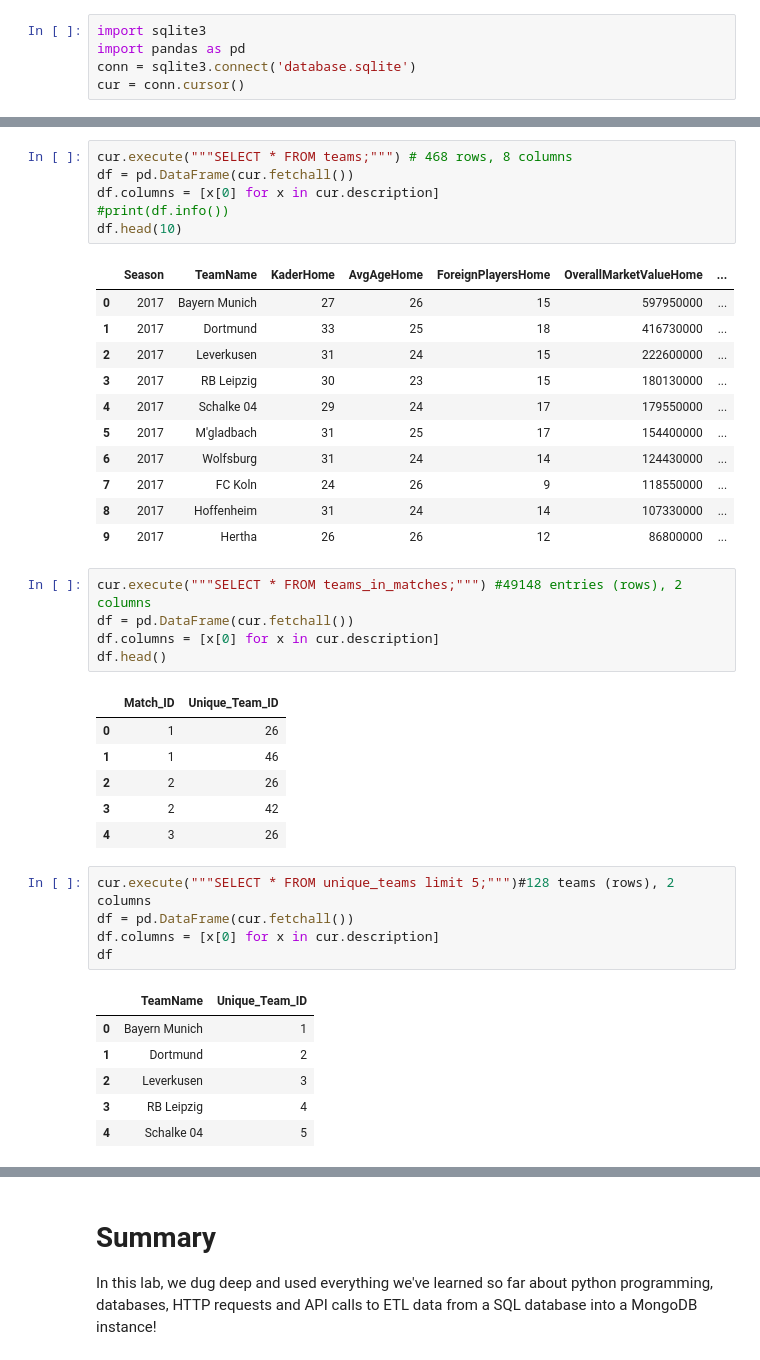
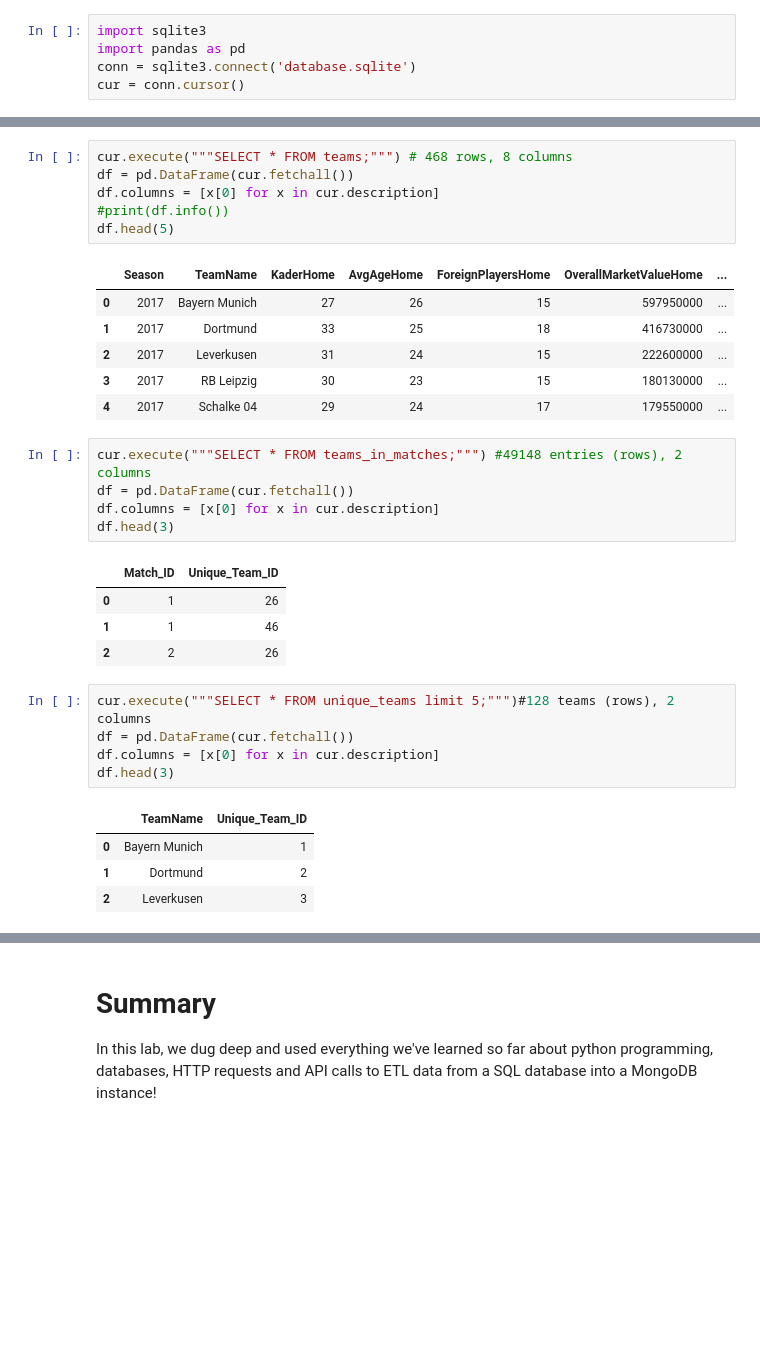
Before and after one commit to AnnikaNoren/dsc-mod-2-lab-online-ds-pt-071519, a Jupyter notebook: index.ipynb, the cells around one changed output, grey strips where cells are left out. Drawn from its saved outputs; the diff is of its cells as text; blank space fills up the shorter version.

```diff
--- a/index.ipynb
+++ b/index.ipynb
@@ -92,43 +180,34 @@ df.head()
 # %%
 cur.execute("""SELECT * FROM teams;""") # 468 rows, 8 columns
 df = pd.DataFrame(cur.fetchall())
 df.columns = [x[0] for x in cur.description]
 #print(df.info())
-df.head(10)
+df.head(5)
 # %% [output]
 |  | Season | TeamName | KaderHome | AvgAgeHome | ForeignPlayersHome | OverallMarketValueHome | ... |
 | 0 | 2017 | Bayern Munich | 27 | 26 | 15 | 597950000 | ... |
 | 1 | 2017 | Dortmund | 33 | 25 | 18 | 416730000 | ... |
 | 2 | 2017 | Leverkusen | 31 | 24 | 15 | 222600000 | ... |
 | 3 | 2017 | RB Leipzig | 30 | 23 | 15 | 180130000 | ... |
 | 4 | 2017 | Schalke 04 | 29 | 24 | 17 | 179550000 | ... |
-| 5 | 2017 | M'gladbach | 31 | 25 | 17 | 154400000 | ... |
-| 6 | 2017 | Wolfsburg | 31 | 24 | 14 | 124430000 | ... |
-| 7 | 2017 | FC Koln | 24 | 26 | 9 | 118550000 | ... |
-| 8 | 2017 | Hoffenheim | 31 | 24 | 14 | 107330000 | ... |
-| 9 | 2017 | Hertha | 26 | 26 | 12 | 86800000 | ... |
 # %%
 cur.execute("""SELECT * FROM teams_in_matches;""") #49148 entries (rows), 2 columns
 df = pd.DataFrame(cur.fetchall())
 df.columns = [x[0] for x in cur.description]
-df.head()
+df.head(3)
 # %% [output]
 |  | Match_ID | Unique_Team_ID |
 | 0 | 1 | 26 |
 | 1 | 1 | 46 |
 | 2 | 2 | 26 |
-| 3 | 2 | 42 |
-| 4 | 3 | 26 |
 # %%
 cur.execute("""SELECT * FROM unique_teams limit 5;""")#128 teams (rows), 2 columns
 df = pd.DataFrame(cur.fetchall())
 df.columns = [x[0] for x in cur.description]
-df
+df.head(3)
 # %% [output]
 |  | TeamName | Unique_Team_ID |
 | 0 | Bayern Munich | 1 |
 | 1 | Dortmund | 2 |
 | 2 | Leverkusen | 3 |
-| 3 | RB Leipzig | 4 |
-| 4 | Schalke 04 | 5 |
 # %%
```
Also changed, not shown: parts of 23 cells of this notebook.
